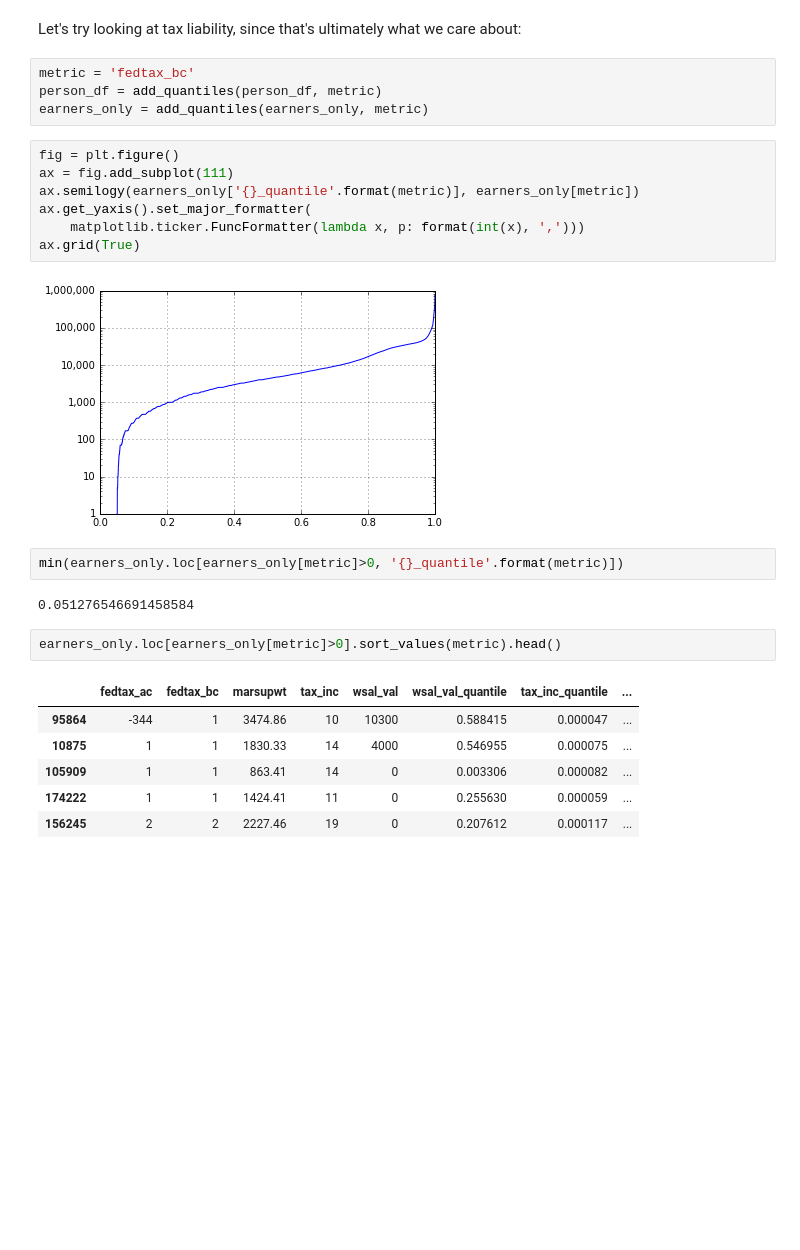
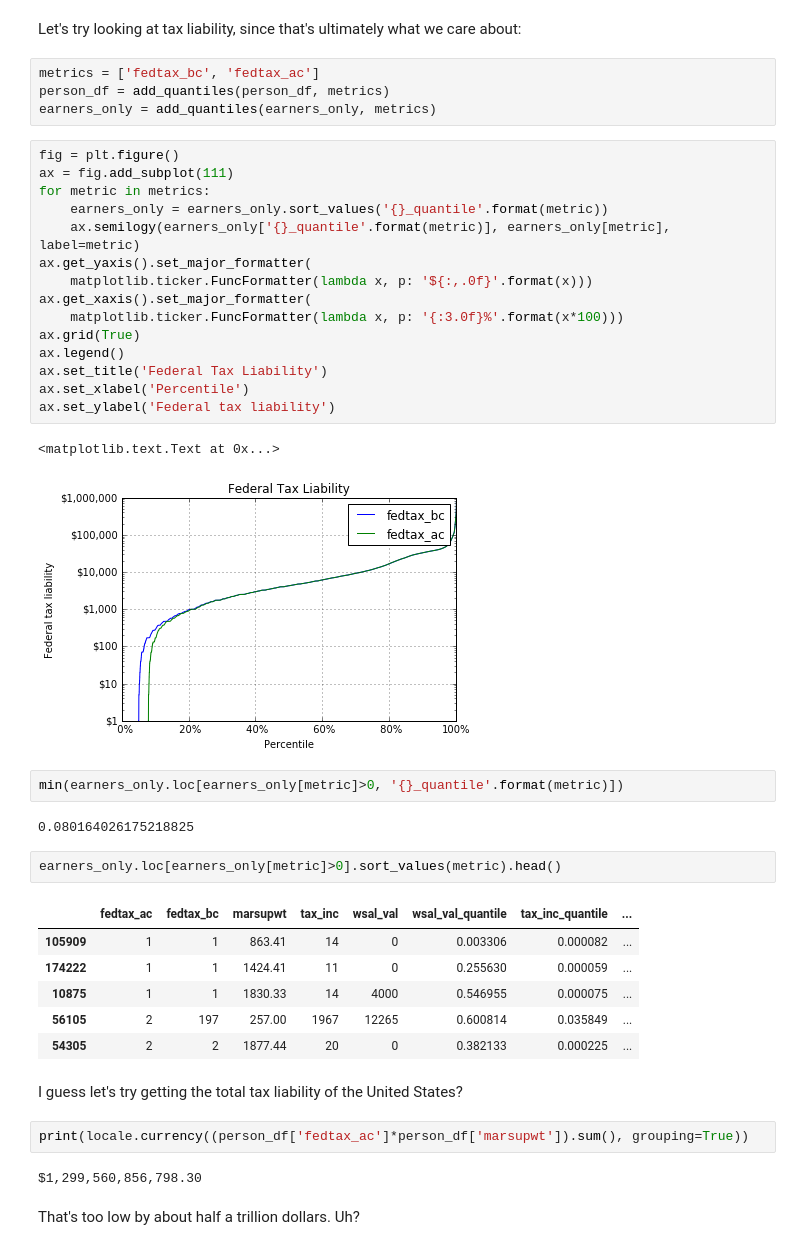
Before and after one commit to cmdavis4/census, a Jupyter notebook: explore_census_data.ipynb, the cells around one changed output. Drawn from its saved outputs; the diff is of its cells as text; blank space fills up the shorter version.

Commit message:
Added function to add percentile for a given metric

```diff
--- a/explore_census_data.ipynb
+++ b/explore_census_data.ipynb
@@ -147,28 +149,45 @@ fig.tight_layout()
 # %% [markdown]
 Let's try looking at tax liability, since that's ultimately what we care about:
 # %%
-metric = 'fedtax_bc'
-person_df = add_quantiles(person_df, metric)
-earners_only = add_quantiles(earners_only, metric)
+metrics = ['fedtax_bc', 'fedtax_ac']
+person_df = add_quantiles(person_df, metrics)
+earners_only = add_quantiles(earners_only, metrics)
 # %%
 fig = plt.figure()
 ax = fig.add_subplot(111)
-ax.semilogy(earners_only['{}_quantile'.format(metric)], earners_only[metric])
+for metric in metrics:
+    earners_only = earners_only.sort_values('{}_quantile'.format(metric))
+    ax.semilogy(earners_only['{}_quantile'.format(metric)], earners_only[metric], label=metric)
 ax.get_yaxis().set_major_formatter(
-    matplotlib.ticker.FuncFormatter(lambda x, p: format(int(x), ',')))
+    matplotlib.ticker.FuncFormatter(lambda x, p: '${:,.0f}'.format(x)))
+ax.get_xaxis().set_major_formatter(
+    matplotlib.ticker.FuncFormatter(lambda x, p: '{:3.0f}%'.format(x*100)))
 ax.grid(True)
+ax.legend()
+ax.set_title('Federal Tax Liability')
+ax.set_xlabel('Percentile')
+ax.set_ylabel('Federal tax liability')
 # %% [output]
+<matplotlib.text.Text at 0x...>
-[figure, old version]
+[figure, new version]
 # %%
 min(earners_only.loc[earners_only[metric]>0, '{}_quantile'.format(metric)])
 # %% [output]
-0.051276546691458584
+0.080164026175218825
 # %%
 earners_only.loc[earners_only[metric]>0].sort_values(metric).head()
 # %% [output]
 |  | fedtax_ac | fedtax_bc | marsupwt | tax_inc | wsal_val | wsal_val_quantile | tax_inc_quantile | ... |
-| 95864 | -344 | 1 | 3474.86 | 10 | 10300 | 0.588415 | 0.000047 | ... |
-| 10875 | 1 | 1 | 1830.33 | 14 | 4000 | 0.546955 | 0.000075 | ... |
 | 105909 | 1 | 1 | 863.41 | 14 | 0 | 0.003306 | 0.000082 | ... |
 | 174222 | 1 | 1 | 1424.41 | 11 | 0 | 0.255630 | 0.000059 | ... |
-| 156245 | 2 | 2 | 2227.46 | 19 | 0 | 0.207612 | 0.000117 | ... |
+| 10875 | 1 | 1 | 1830.33 | 14 | 4000 | 0.546955 | 0.000075 | ... |
+| 56105 | 2 | 197 | 257.00 | 1967 | 12265 | 0.600814 | 0.035849 | ... |
+| 54305 | 2 | 2 | 1877.44 | 20 | 0 | 0.382133 | 0.000225 | ... |
+# %% [markdown]
+I guess let's try getting the total tax liability of the United States?
+# %%
+print(locale.currency((person_df['fedtax_ac']*person_df['marsupwt']).sum(), grouping=True))
+# %% [output]
+$1,299,560,856,798.30
+# %% [markdown]
+That's too low by about half a trillion dollars. Uh?
```
Also changed, not shown: parts of 1 cell of this notebook, 1 other file.
